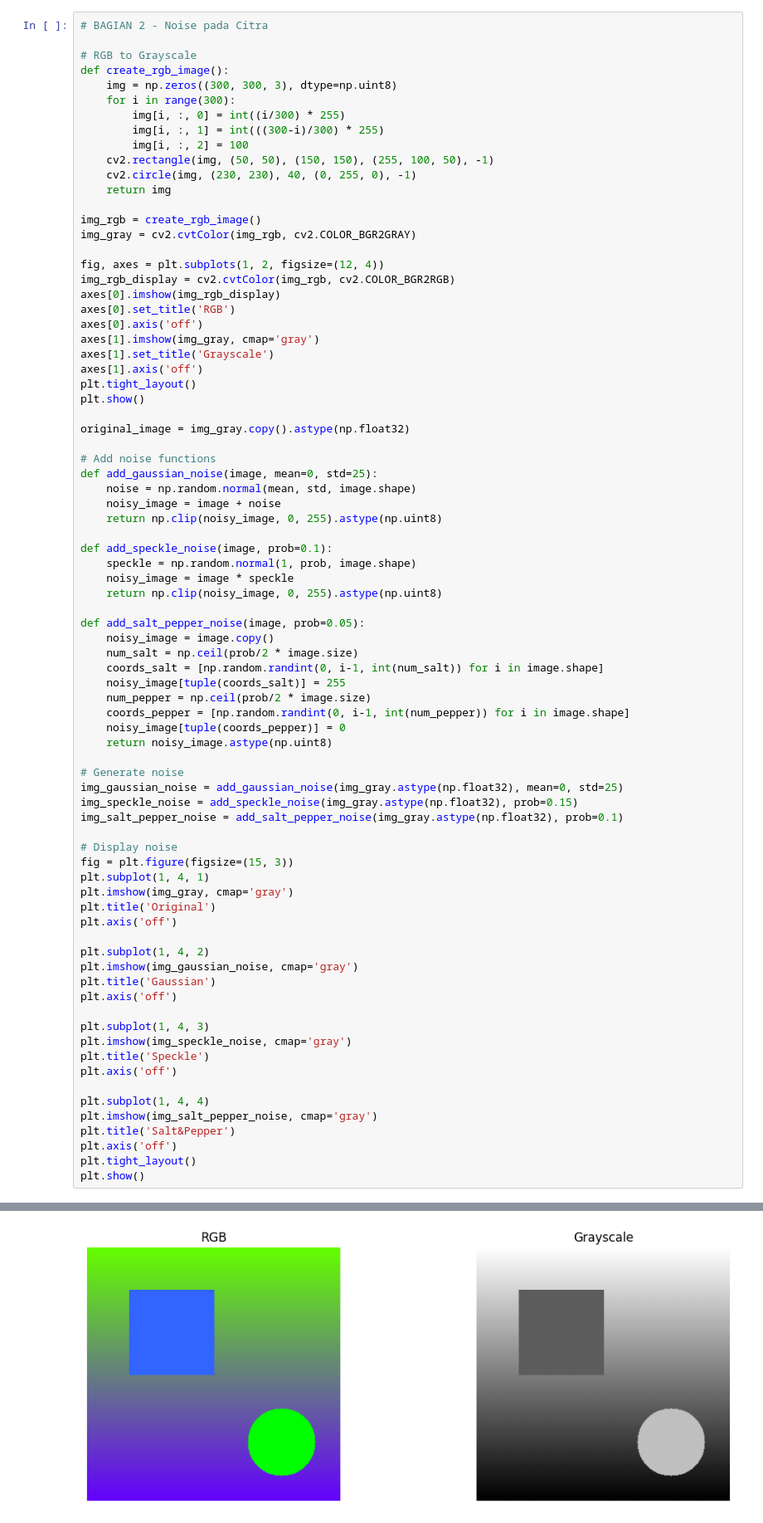
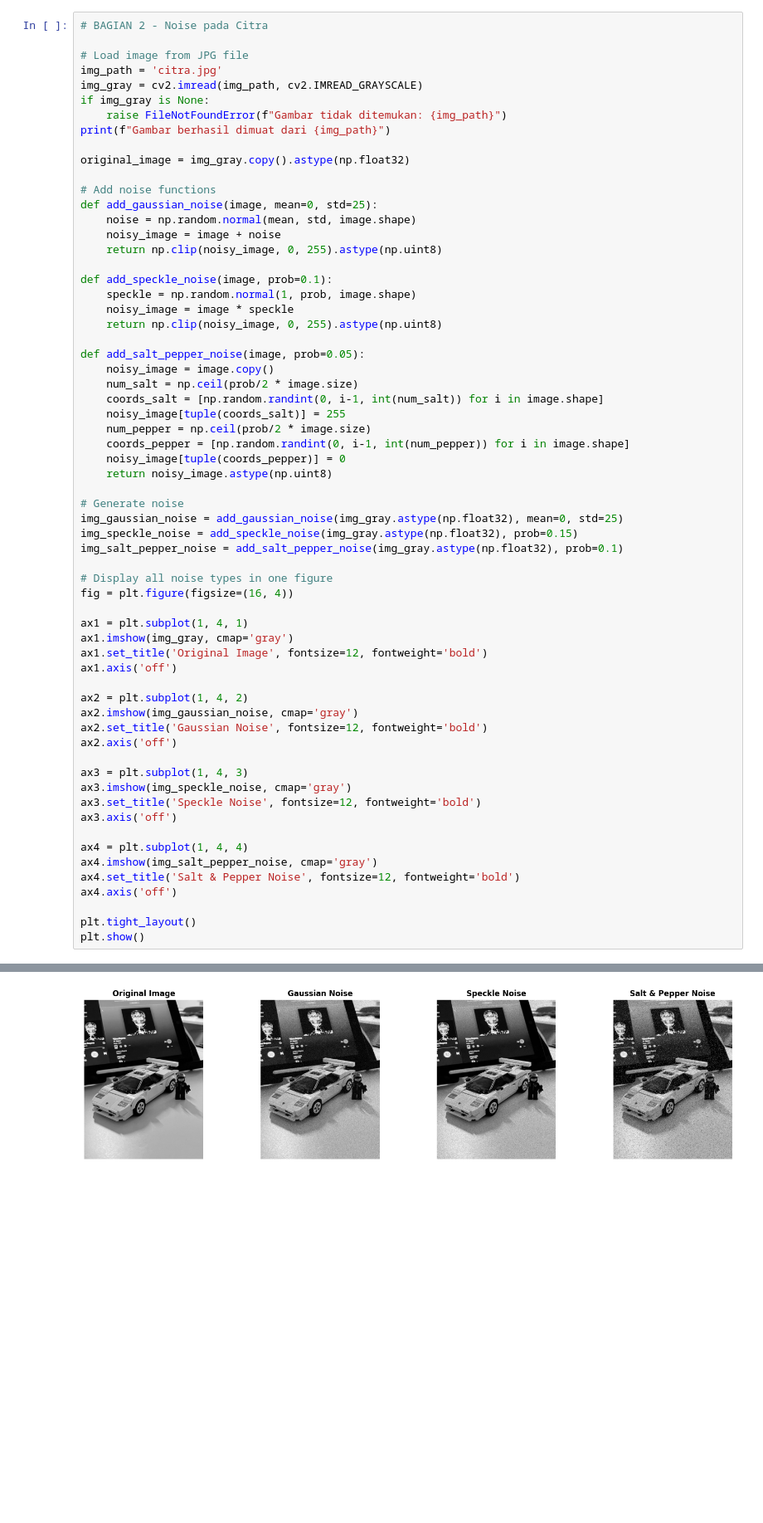
Before and after one commit to izamrosiawan/university, a Jupyter notebook: level-4/visi-komputer/tugas3/main.ipynb, the cells around one changed output, grey strips where cells are left out. Shown at 83% size. Saved outputs shown, nothing was run; the diff lists cells and outputs as text; blank space fills up the shorter version.

```diff
--- a/level-4/visi-komputer/tugas3/main.ipynb
+++ b/level-4/visi-komputer/tugas3/main.ipynb
@@ -90,30 +97,12 @@ plt.show()
 # %%
 # BAGIAN 2 - Noise pada Citra
 
-# RGB to Grayscale
-def create_rgb_image():
-    img = np.zeros((300, 300, 3), dtype=np.uint8)
-    for i in range(300):
-        img[i, :, 0] = int((i/300) * 255)
-        img[i, :, 1] = int(((300-i)/300) * 255)
-        img[i, :, 2] = 100
-    cv2.rectangle(img, (50, 50), (150, 150), (255, 100, 50), -1)
-    cv2.circle(img, (230, 230), 40, (0, 255, 0), -1)
-    return img
-
-img_rgb = create_rgb_image()
-img_gray = cv2.cvtColor(img_rgb, cv2.COLOR_BGR2GRAY)
-
-fig, axes = plt.subplots(1, 2, figsize=(12, 4))
-img_rgb_display = cv2.cvtColor(img_rgb, cv2.COLOR_BGR2RGB)
-axes[0].imshow(img_rgb_display)
-axes[0].set_title('RGB')
-axes[0].axis('off')
-axes[1].imshow(img_gray, cmap='gray')
-axes[1].set_title('Grayscale')
-axes[1].axis('off')
-plt.tight_layout()
-plt.show()
+# Load image from JPG file
+img_path = 'citra.jpg'
+img_gray = cv2.imread(img_path, cv2.IMREAD_GRAYSCALE)
+if img_gray is None:
+    raise FileNotFoundError(f"Gambar tidak ditemukan: {img_path}")
+print(f"Gambar berhasil dimuat dari {img_path}")
 
 original_image = img_gray.copy().astype(np.float32)
 
@@ -143,27 +132,29 @@ img_gaussian_noise = add_gaussian_noise(img_gray.astype(np.float32), mean=0, std
 img_speckle_noise = add_speckle_noise(img_gray.astype(np.float32), prob=0.15)
 img_salt_pepper_noise = add_salt_pepper_noise(img_gray.astype(np.float32), prob=0.1)
 
-# Display noise
-fig = plt.figure(figsize=(15, 3))
-plt.subplot(1, 4, 1)
-plt.imshow(img_gray, cmap='gray')
-plt.title('Original')
-plt.axis('off')
+# Display all noise types in one figure
+fig = plt.figure(figsize=(16, 4))
 
-plt.subplot(1, 4, 2)
-plt.imshow(img_gaussian_noise, cmap='gray')
-plt.title('Gaussian')
-plt.axis('off')
+ax1 = plt.subplot(1, 4, 1)
+ax1.imshow(img_gray, cmap='gray')
+ax1.set_title('Original Image', fontsize=12, fontweight='bold')
+ax1.axis('off')
 
-plt.subplot(1, 4, 3)
-plt.imshow(img_speckle_noise, cmap='gray')
-plt.title('Speckle')
-plt.axis('off')
+ax2 = plt.subplot(1, 4, 2)
+ax2.imshow(img_gaussian_noise, cmap='gray')
+ax2.set_title('Gaussian Noise', fontsize=12, fontweight='bold')
+ax2.axis('off')
 
-plt.subplot(1, 4, 4)
-plt.imshow(img_salt_pepper_noise, cmap='gray')
-plt.title('Salt&Pepper')
-plt.axis('off')
+ax3 = plt.subplot(1, 4, 3)
+ax3.imshow(img_speckle_noise, cmap='gray')
+ax3.set_title('Speckle Noise', fontsize=12, fontweight='bold')
+ax3.axis('off')
+
+ax4 = plt.subplot(1, 4, 4)
+ax4.imshow(img_salt_pepper_noise, cmap='gray')
+ax4.set_title('Salt & Pepper Noise', fontsize=12, fontweight='bold')
+ax4.axis('off')
+
 plt.tight_layout()
 plt.show()
 # %% [output]
@@ -170 +162 @@ plt.show()
-[figure, old version]
+[figure, new version]
```
Also changed, not shown: parts of 3 cells of this notebook.
